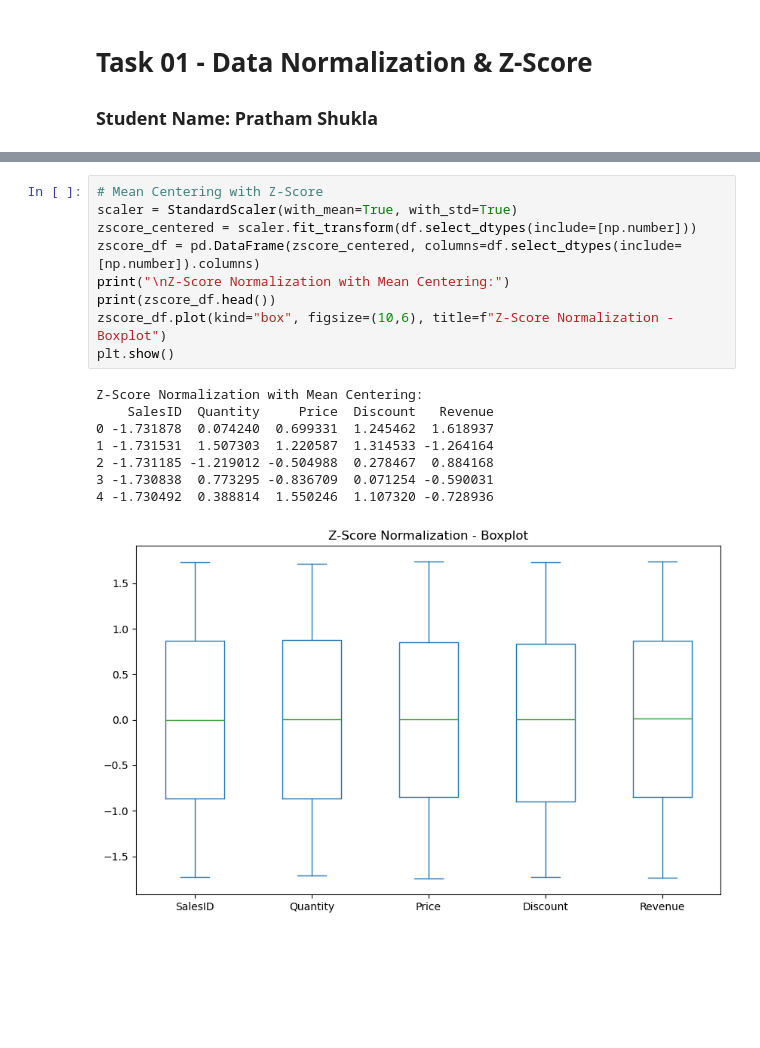
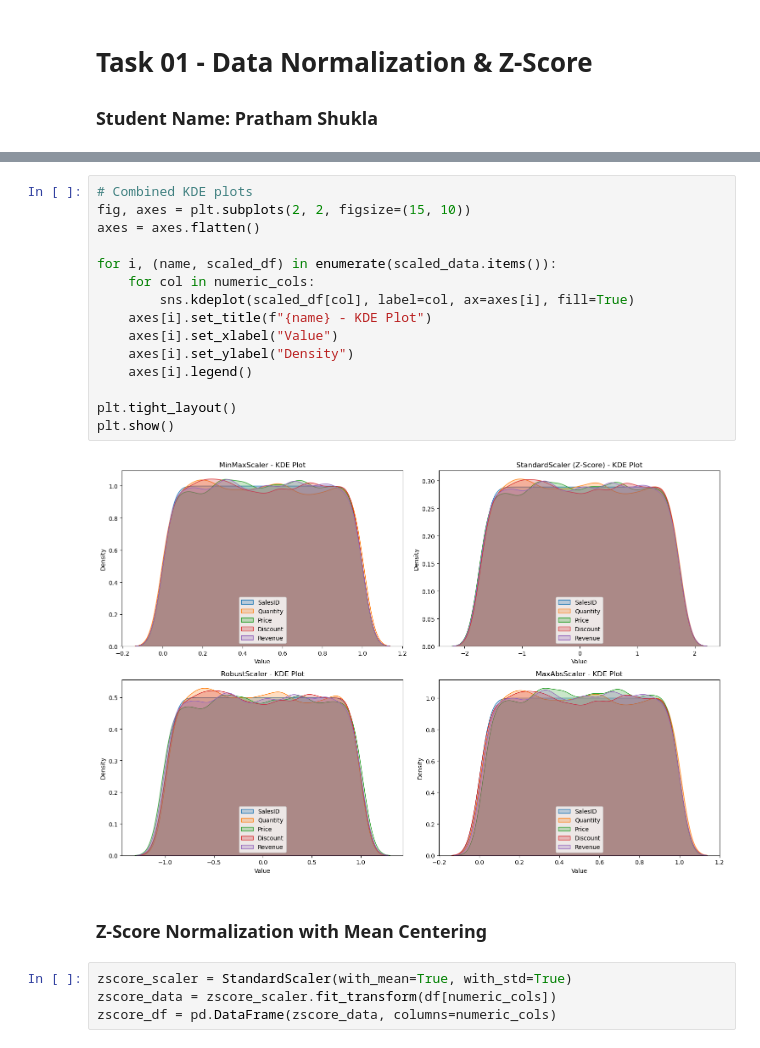
Before and after one commit to pratham12354/Python_DS_Task_01_PrathamShukla, a Jupyter notebook: Task01_Normalization.ipynb, the cells around one changed output, grey strips where cells are left out. Drawn from its saved outputs; the diff is of its cells as text; blank space fills up the shorter version.

```diff
--- a/Task01_Normalization.ipynb
+++ b/Task01_Normalization.ipynb
@@ -69,18 +85,23 @@ MaxAbsScaler Result (first 5 rows):
-# %%
-# Mean Centering with Z-Score
-scaler = StandardScaler(with_mean=True, with_std=True)
-zscore_centered = scaler.fit_transform(df.select_dtypes(include=[np.number]))
-zscore_df = pd.DataFrame(zscore_centered, columns=df.select_dtypes(include=[np.number]).columns)
-print("\nZ-Score Normalization with Mean Centering:")
-print(zscore_df.head())
-zscore_df.plot(kind="box", figsize=(10,6), title=f"Z-Score Normalization - Boxplot")
-plt.show()
-# %% [output]
-Z-Score Normalization with Mean Centering:
-    SalesID  Quantity     Price  Discount   Revenue
-0 -1.731878  0.074240  0.699331  1.245462  1.618937
-1 -1.731531  1.507303  1.220587  1.314533 -1.264164
-2 -1.731185 -1.219012 -0.504988  0.278467  0.884168
-3 -1.730838  0.773295 -0.836709  0.071254 -0.590031
-4 -1.730492  0.388814  1.550246  1.107320 -0.728936
-[figure, removed]
+# %%
+# Combined KDE plots
+fig, axes = plt.subplots(2, 2, figsize=(15, 10))
+axes = axes.flatten()
+
+for i, (name, scaled_df) in enumerate(scaled_data.items()):
+    for col in numeric_cols:
+        sns.kdeplot(scaled_df[col], label=col, ax=axes[i], fill=True)
+    axes[i].set_title(f"{name} - KDE Plot")
+    axes[i].set_xlabel("Value")
+    axes[i].set_ylabel("Density")
+    axes[i].legend()
+
+plt.tight_layout()
+plt.show()
+# %% [output]
+[figure, added]
+# %% [markdown]
+### Z-Score Normalization with Mean Centering
+# %%
+zscore_scaler = StandardScaler(with_mean=True, with_std=True)
+zscore_data = zscore_scaler.fit_transform(df[numeric_cols])
+zscore_df = pd.DataFrame(zscore_data, columns=numeric_cols)
```
Also changed, not shown: parts of 9 cells of this notebook, 2 other files.
